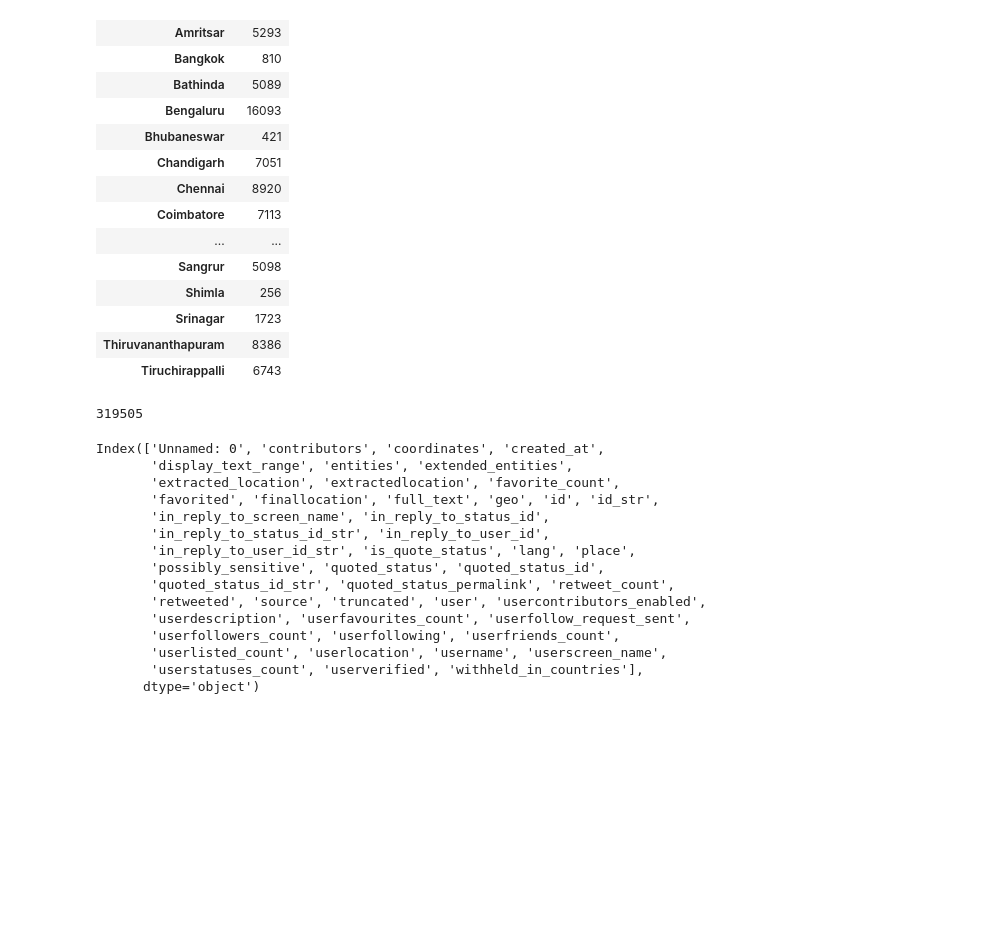
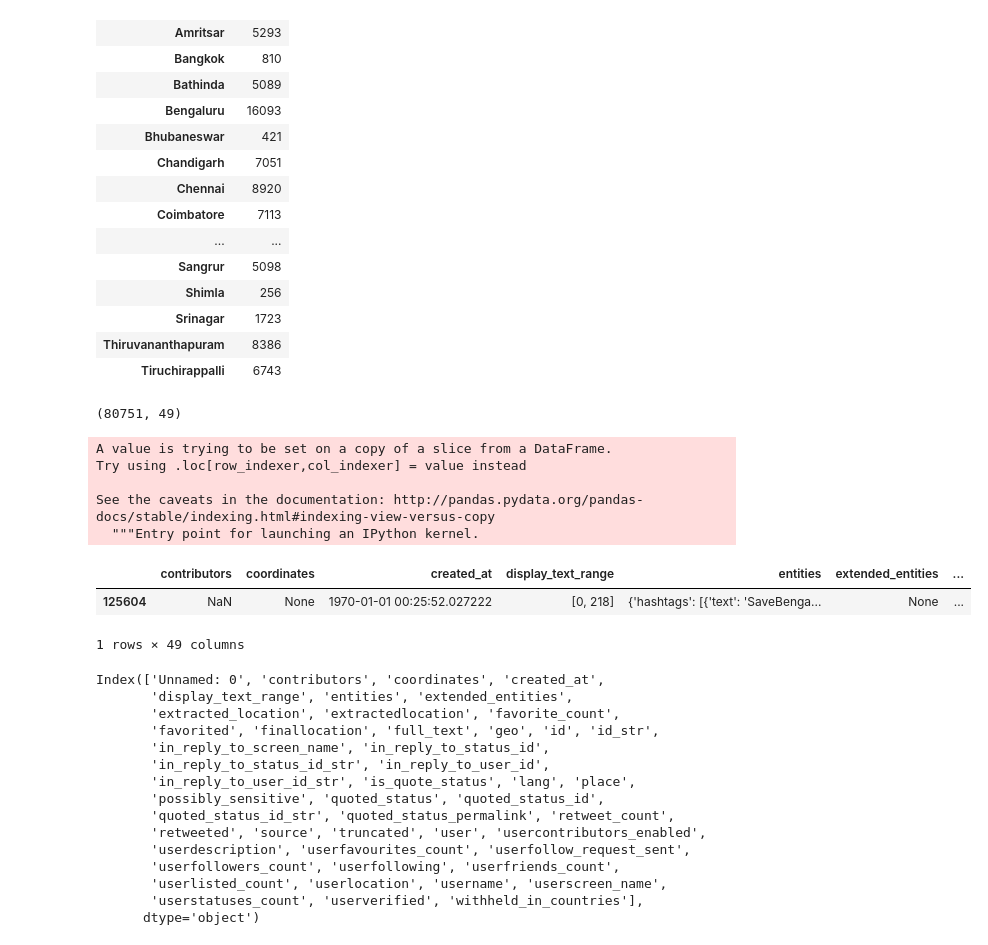
Before and after one commit to aashish-jain/Social-unrest-prediction, a Jupyter notebook: twitter/Tweet Collector v3.ipynb, the cells around one changed output. Drawn from its saved outputs; the diff is of its cells as text; code cells hidden in the pictures; blank space fills up the shorter version.

```diff
--- a/twitter/Tweet Collector v3.ipynb
+++ b/twitter/Tweet Collector v3.ipynb
@@ -277,8 +309,4 @@ finalDF.index = np.arange(len(finalDF))
 # %%
 finalDF.to_json("TweetsConsolidated.json")
 # %%
-df = pd.read_json("TweetsConsolidated.json")
+df = pd.read_json("../../../data/TweetsConsolidated.json")
-# %%
-len(df)
-# %% [output]
-319505
@@ -285,3 +315,21 @@ len(df)
+# %%
+tweets.shape
+# %% [output]
+(80751, 49)
+# %%
+tweets['id'] = tweets['id_str'].astype(np.int64)
+# %% [output]
+A value is trying to be set on a copy of a slice from a DataFrame.
+Try using .loc[row_indexer,col_indexer] = value instead
+
+See the caveats in the documentation: http://pandas.pydata.org/pandas-docs/stable/indexing.html#indexing-view-versus-copy
+  """Entry point for launching an IPython kernel.
+# %%
+df[df['id'].isna() == True]
+# %% [output]
+|  | contributors | coordinates | created_at | display_text_range | entities | extended_entities | ... |
+| 125604 | NaN | None | 1970-01-01 00:25:52.027222 | [0, 218] | {'hashtags': [{'text': 'SaveBenga... | None | ... |
+1 rows × 49 columns
 # %%
 finalDF.columns
 # %% [output]
```
Also changed, not shown: parts of 21 cells of this notebook, 2 other files.
